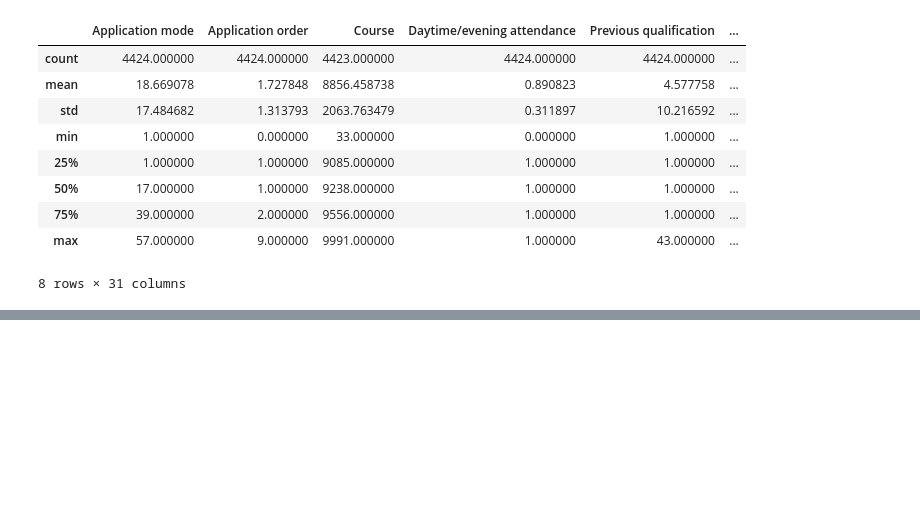
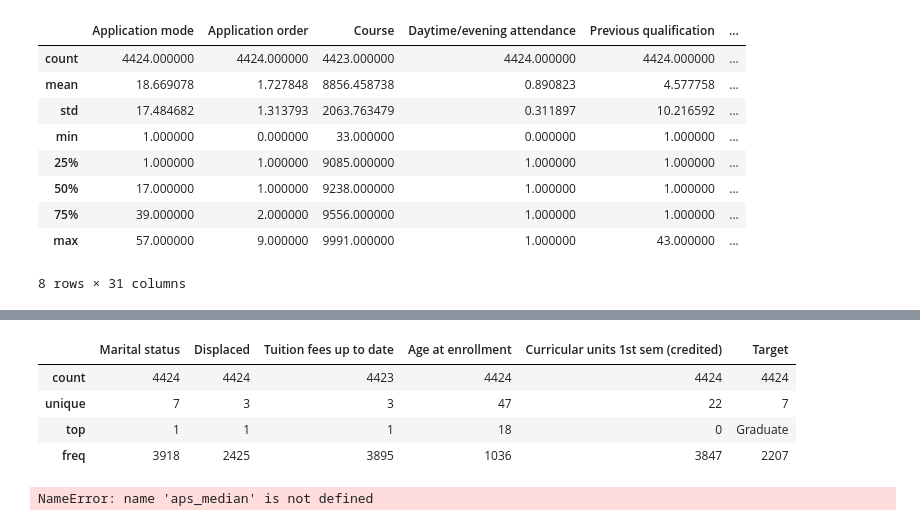
Before and after one commit to Cho1joo/Dara-Prepration, a Jupyter notebook: Choijamt_Bayartai_DPrepHDip_CA1.ipynb, the cells around one changed output, grey strips where cells are left out. Cells and saved outputs as stored; diff of their text form; code cells hidden in the pictures; blank space fills up the shorter version.

```diff
--- a/Choijamt_Bayartai_DPrepHDip_CA1.ipynb
+++ b/Choijamt_Bayartai_DPrepHDip_CA1.ipynb
@@ -151,0 +151,16 @@ sns.boxplot(x=st["Course"])
+# %%
+st.describe(exclude='number')
+# %% [output]
+|  | Marital status | Displaced | Tuition fees up to date | Age at enrollment | Curricular units 1st sem (credited) | Target |
+| count | 4424 | 4424 | 4423 | 4424 | 4424 | 4424 |
+| unique | 7 | 3 | 3 | 47 | 22 | 7 |
+| top | 1 | 1 | 1 | 18 | 0 | Graduate |
+| freq | 3918 | 2425 | 3895 | 1036 | 3847 | 2207 |
+# %%
+aps_no_label = aps_median.iloc[:,1:].values
+pca = PCA().fit(aps_no_label)
+plt.plot(np.cumsum(pca.explained_variance_ratio_))
+plt.xlabel('number of components')
+plt.ylabel('cumulative explained variance');
+# %% [output]
+NameError: name 'aps_median' is not defined
```
Also changed, not shown: parts of 16 cells of this notebook.
